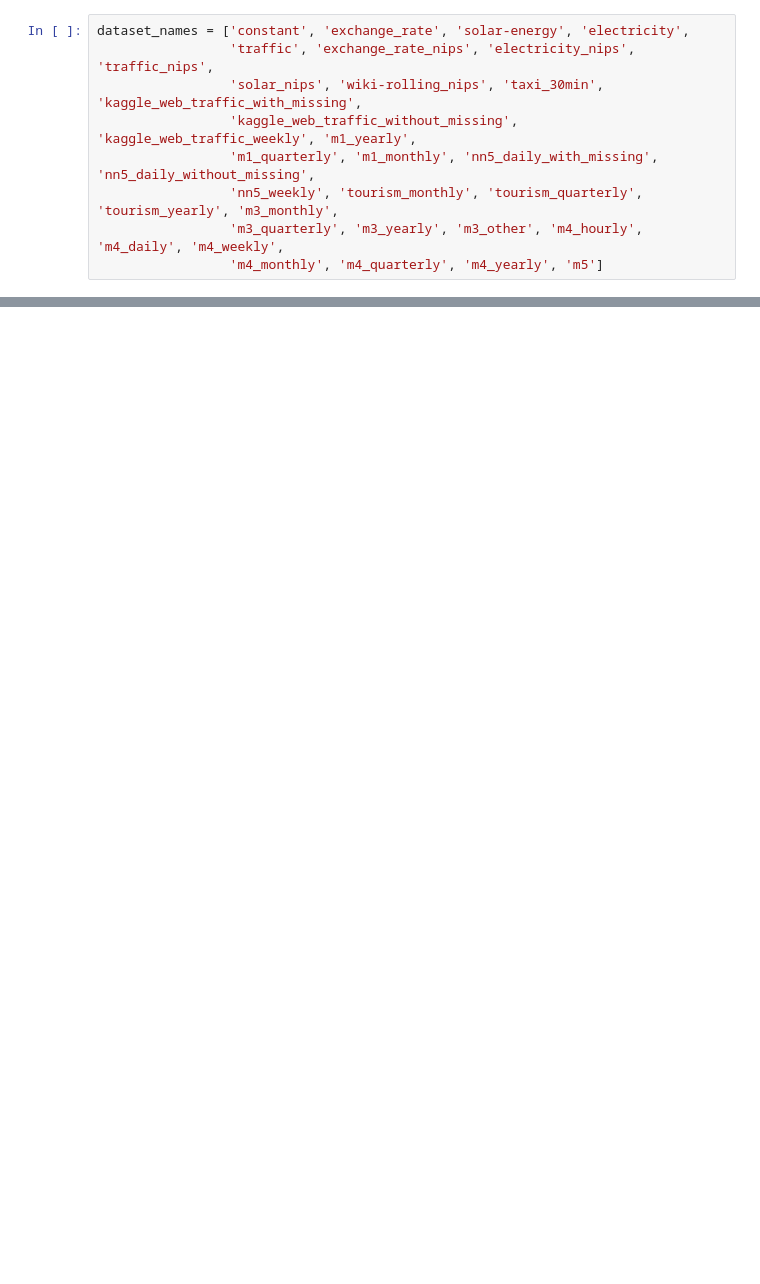
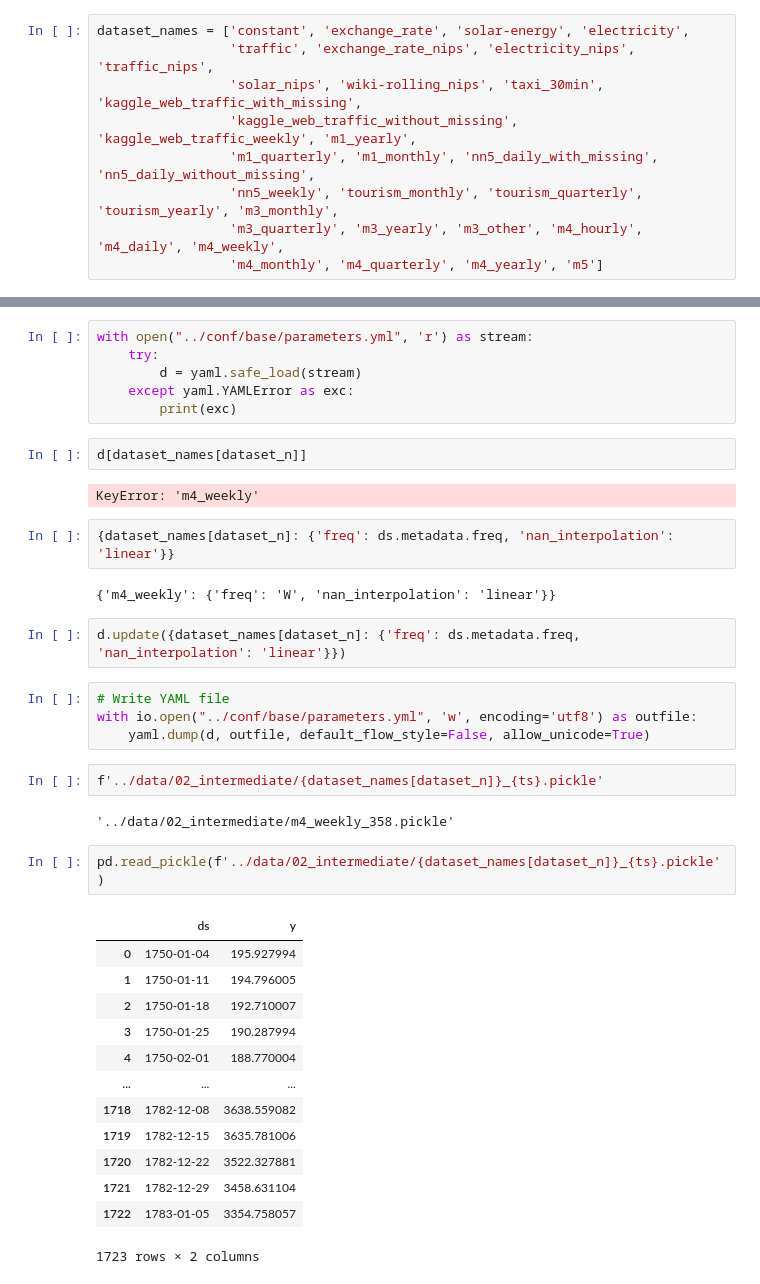
Before and after one commit to neuralprophet/benchmark_prophet, a Jupyter notebook: notebooks/gluon.ipynb, the cells around one changed output, grey strips where cells are left out. Cells and saved outputs as stored; diff of their text form; blank space fills up the shorter version.

```diff
--- a/notebooks/gluon.ipynb
+++ b/notebooks/gluon.ipynb
@@ -291,0 +73,40 @@ default_dataset_path = get_download_path() / "datasets"
+# %%
+with open("../conf/base/parameters.yml", 'r') as stream:
+    try:
+        d = yaml.safe_load(stream)
+    except yaml.YAMLError as exc:
+        print(exc)
+# %%
+d[dataset_names[dataset_n]]
+# %% [output]
+KeyError: 'm4_weekly'
+# %%
+{dataset_names[dataset_n]: {'freq': ds.metadata.freq, 'nan_interpolation': 'linear'}}
+# %% [output]
+{'m4_weekly': {'freq': 'W', 'nan_interpolation': 'linear'}}
+# %%
+d.update({dataset_names[dataset_n]: {'freq': ds.metadata.freq, 'nan_interpolation': 'linear'}})
+# %%
+# Write YAML file
+with io.open("../conf/base/parameters.yml", 'w', encoding='utf8') as outfile:
+    yaml.dump(d, outfile, default_flow_style=False, allow_unicode=True)
+# %%
+f'../data/02_intermediate/{dataset_names[dataset_n]}_{ts}.pickle'
+# %% [output]
+'../data/02_intermediate/m4_weekly_358.pickle'
+# %%
+pd.read_pickle(f'../data/02_intermediate/{dataset_names[dataset_n]}_{ts}.pickle')
+# %% [output]
+|  | ds | y |
+| 0 | 1750-01-04 | 195.927994 |
+| 1 | 1750-01-11 | 194.796005 |
+| 2 | 1750-01-18 | 192.710007 |
+| 3 | 1750-01-25 | 190.287994 |
+| 4 | 1750-02-01 | 188.770004 |
+| ... | ... | ... |
+| 1718 | 1782-12-08 | 3638.559082 |
+| 1719 | 1782-12-15 | 3635.781006 |
+| 1720 | 1782-12-22 | 3522.327881 |
+| 1721 | 1782-12-29 | 3458.631104 |
+| 1722 | 1783-01-05 | 3354.758057 |
+1723 rows × 2 columns
```
Also changed, not shown: parts of 39 cells of this notebook, 13 other files.
